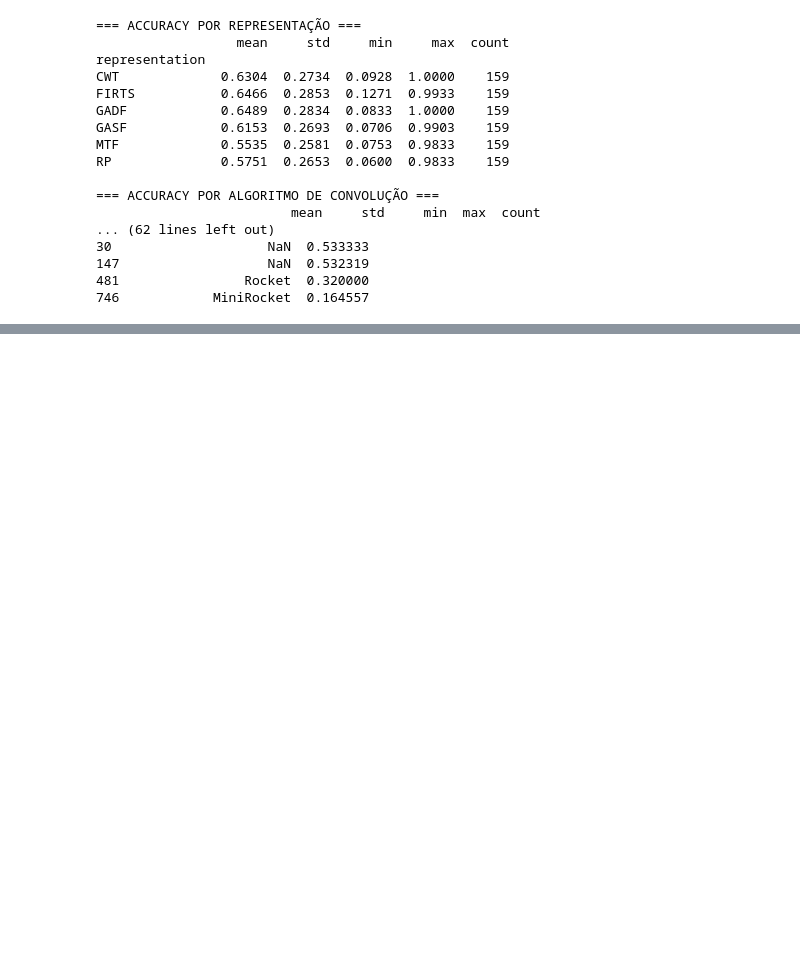
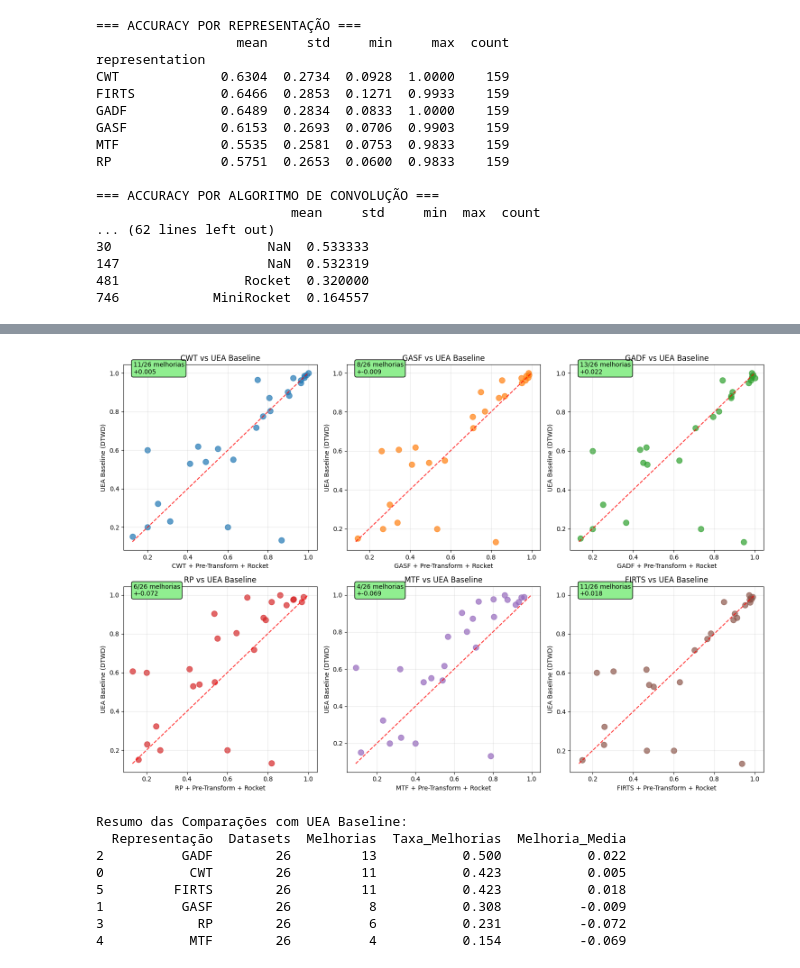
Before and after one commit to faisstzera/pibic-2024-25, a Jupyter notebook: Analysis.ipynb, the cells around one changed output, grey strips where cells are left out. Drawn from its saved outputs; the diff is of its cells as text; code cells hidden in the pictures; blank space fills up the shorter version.

```diff
--- a/Analysis.ipynb
+++ b/Analysis.ipynb
@@ -10,12 +10,12 @@ import matplotlib.pyplot as plt
 # %%
 import pandas as pd
 
-# Carregando os dados consolidados do arquivo Excel
 df = pd.read_excel("resultados_finais/ResultadosFinais.xlsx")
+df_baseline = pd.read_csv("uea_benchmark (1).csv")
 
-# Verificando as primeiras linhas e informações básicas
 print(f"Total de registros: {len(df)}")
 print(f"Datasets únicos: {len(df['dataset'].unique())}")
+print(f"Baseline UEA - Datasets: {len(df_baseline)}")
 print(f"Colunas disponíveis: {list(df.columns)}")
 print("\nPrimeiras linhas:")
 df.head()
@@ -355,0 +272,68 @@ Range de acurácia: 0.0600 - 1.0000
+# %%
+def compare_with_uea_baseline(representation_name, baseline_column='unnormalised_dtwd'):
+    our_results = df_pre_rocket[df_pre_rocket['representation'] == representation_name]
+    our_best = our_results.groupby('dataset')['accuracy'].max().reset_index()
+
+    baseline_results = df_baseline[['dataset', baseline_column]].copy()
+    baseline_results.columns = ['dataset', 'baseline_accuracy']
+
+    comparison = our_best.merge(baseline_results, on='dataset', how='inner')
+    return comparison
+
+representations = ['CWT', 'GASF', 'GADF', 'RP', 'MTF', 'FIRTS']
+baseline_col = 'unnormalised_dtwd'  # Usando DTWD como baseline principal
+
+plt.figure(figsize=(15, 10))
+
+results_summary = []
+
+for i, rep in enumerate(representations, 1):
+    plt.subplot(2, 3, i)
+
+    comparison = compare_with_uea_baseline(rep, baseline_col)
+
+    if len(comparison) > 0:
+        plt.scatter(comparison['accuracy'], comparison['baseline_accuracy'],
+                   alpha=0.7, s=80, color=f'C{i-1}')
+
+        min_acc = min(comparison['accuracy'].min(), comparison['baseline_accuracy'].min())
+        max_acc = max(comparison['accuracy'].max(), comparison['baseline_accuracy'].max())
+        plt.plot([min_acc, max_acc], [min_acc, max_acc], 'r--', alpha=0.8)
+
+        plt.xlabel(f'{rep} + Pre-Transform + Rocket')
+        plt.ylabel('UEA Baseline (DTWD)')
+        plt.title(f'{rep} vs UEA Baseline')
+        plt.grid(True, alpha=0.3)
+
+        wins = (comparison['accuracy'] > comparison['baseline_accuracy']).sum()
+        total = len(comparison)
+        improvement = comparison['accuracy'].mean() - comparison['baseline_accuracy'].mean()
+
+        plt.text(0.05, 0.95, f'{wins}/{total} melhorias\n+{improvement:.3f}',
+                transform=plt.gca().transAxes,
+                bbox=dict(boxstyle="round,pad=0.3", facecolor="lightgreen"))
+
+        results_summary.append({
+            'Representação': rep,
+            'Datasets': total,
+            'Melhorias': wins,
+            'Taxa_Melhorias': wins/total if total > 0 else 0,
+            'Melhoria_Media': improvement
+        })
+
+plt.tight_layout()
+plt.show()
+
+summary_df = pd.DataFrame(results_summary)
+print("\nResumo das Comparações com UEA Baseline:")
+print(summary_df.sort_values('Taxa_Melhorias', ascending=False).round(3))
+# %% [output]
+[figure, added]
+Resumo das Comparações com UEA Baseline:
+  Representação  Datasets  Melhorias  Taxa_Melhorias  Melhoria_Media
+2          GADF        26         13           0.500           0.022
+0           CWT        26         11           0.423           0.005
+5         FIRTS        26         11           0.423           0.018
+1          GASF        26          8           0.308          -0.009
+3            RP        26          6           0.231          -0.072
+4           MTF        26          4           0.154          -0.069
```
Also changed, not shown: parts of 37 cells of this notebook, 4 other files.
